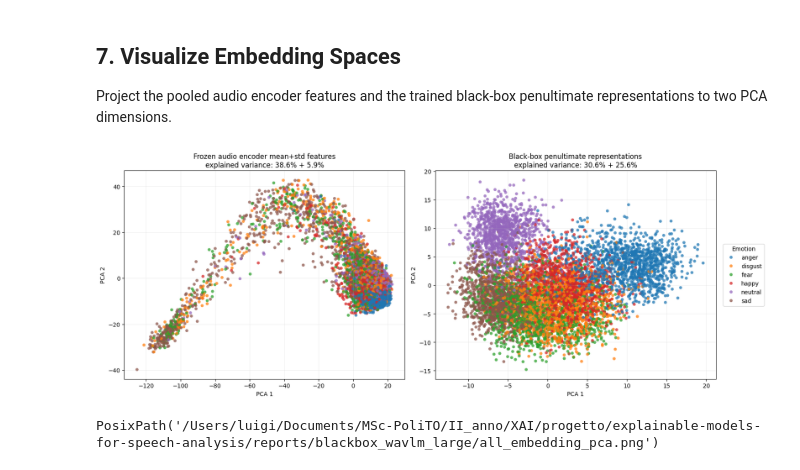
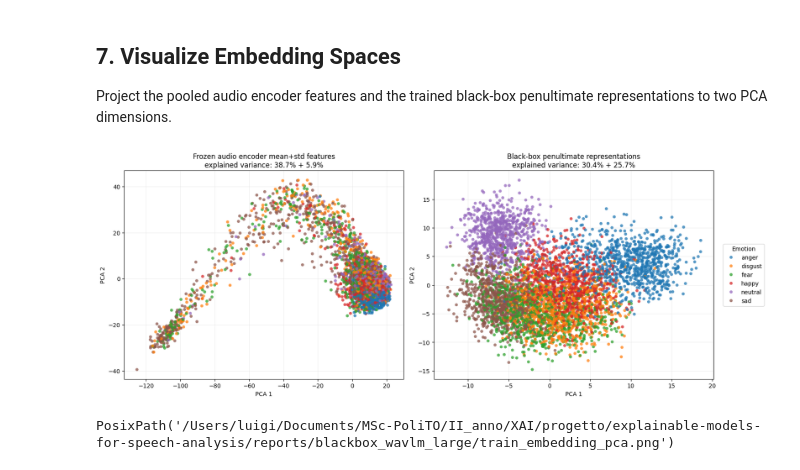
Before and after one commit to luigiaceto/explainable-models-for-speech-analysis, a Jupyter notebook: experiments_guide.ipynb, the cells around one changed output. Saved outputs shown, nothing was run; the diff lists cells and outputs as text; code cells hidden in the pictures.

```diff
--- a/experiments_guide.ipynb
+++ b/experiments_guide.ipynb
@@ -199,17 +199,17 @@ Project the pooled audio encoder features and the trained black-box penultimate
 # %%
 from src.evaluation.visualize import plot_blackbox_embedding_pca
 
-split_to_visualize = "all"
+split_to_visualize = "train"
 
 embedding_pca_result = plot_blackbox_embedding_pca(
     feature_dir=FEATURE_DIR,
     checkpoint_path=BLACK_BOX_CHECKPOINT_DIR / "best_model.pt",
     splits_csv=BLACK_BOX_CHECKPOINT_DIR / "splits.csv",
     split=split_to_visualize,
     output_path=BLACK_BOX_REPORT_DIR / f"{split_to_visualize}_embedding_pca.png",
     random_state=RANDOM_STATE
 )
 embedding_pca_result["output_path"]
 # %% [output]
-[figure, old version]
+[figure, new version]
-PosixPath('/Users/luigi/Documents/MSc-PoliTO/II_anno/XAI/progetto/explainable-models-for-speech-analysis/reports/blackbox_wavlm_large/all_embedding_pca.png')
+PosixPath('/Users/luigi/Documents/MSc-PoliTO/II_anno/XAI/progetto/explainable-models-for-speech-analysis/reports/blackbox_wavlm_large/train_embedding_pca.png')
```
Also changed, not shown: 1 other file.
